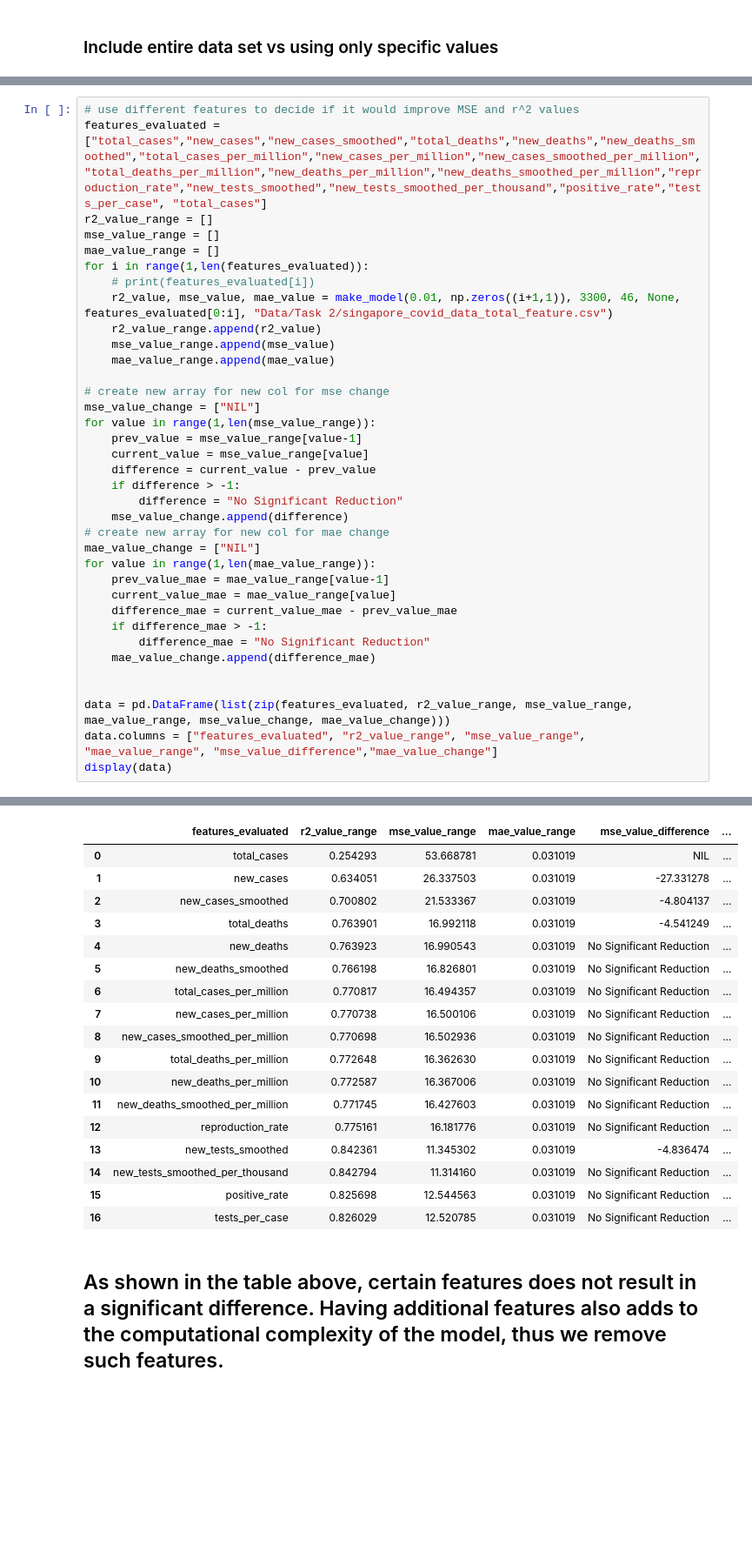
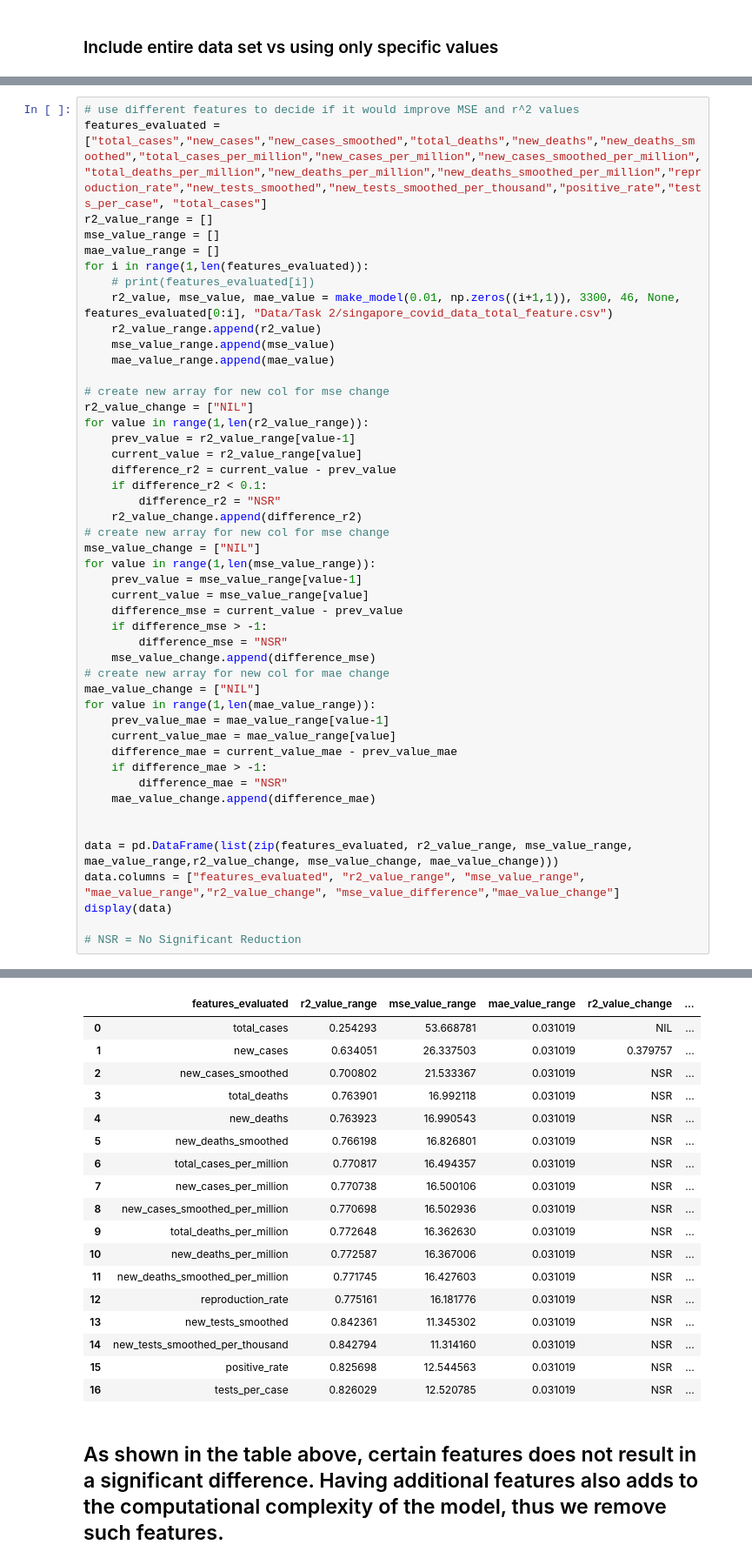
Before and after one commit to kwerer/CC03_Group8_2D, a Jupyter notebook: Task 2 _final.ipynb, the cells around one changed output, grey strips where cells are left out. Shown: that part at 87% size. Cells and saved outputs as stored; diff of their text form; blank space fills up the shorter version.

```diff
--- a/Task 2 _final.ipynb
+++ b/Task 2 _final.ipynb
@@ -400,14 +380,23 @@ for i in range(1,len(features_evaluated)):
     mae_value_range.append(mae_value)
 
 # create new array for new col for mse change
+r2_value_change = ["NIL"]
+for value in range(1,len(r2_value_range)):
+    prev_value = r2_value_range[value-1]
+    current_value = r2_value_range[value]
+    difference_r2 = current_value - prev_value
+    if difference_r2 < 0.1:
+        difference_r2 = "NSR"
+    r2_value_change.append(difference_r2)
+# create new array for new col for mse change
 mse_value_change = ["NIL"]
 for value in range(1,len(mse_value_range)):
     prev_value = mse_value_range[value-1]
     current_value = mse_value_range[value]
-    difference = current_value - prev_value
-    if difference > -1:
-        difference = "No Significant Reduction"
-    mse_value_change.append(difference)
+    difference_mse = current_value - prev_value
+    if difference_mse > -1:
+        difference_mse = "NSR"
+    mse_value_change.append(difference_mse)
 # create new array for new col for mae change
 mae_value_change = ["NIL"]
 for value in range(1,len(mae_value_range)):
@@ -415,11 +404,13 @@ for value in range(1,len(mae_value_range)):
     current_value_mae = mae_value_range[value]
     difference_mae = current_value_mae - prev_value_mae
     if difference_mae > -1:
-        difference_mae = "No Significant Reduction"
+        difference_mae = "NSR"
     mae_value_change.append(difference_mae)
 
 
-data = pd.DataFrame(list(zip(features_evaluated, r2_value_range, mse_value_range, mae_value_range, mse_value_change, mae_value_change)))
-data.columns = ["features_evaluated", "r2_value_range", "mse_value_range", "mae_value_range", "mse_value_difference","mae_value_change"]
+data = pd.DataFrame(list(zip(features_evaluated, r2_value_range, mse_value_range, mae_value_range,r2_value_change, mse_value_change, mae_value_change)))
+data.columns = ["features_evaluated", "r2_value_range", "mse_value_range", "mae_value_range","r2_value_change", "mse_value_difference","mae_value_change"]
 display(data)
+
+# NSR = No Significant Reduction
 # %% [output]
@@ -443,21 +417,21 @@ r^2 value = 0.826028614952816, mean squared error = 12.520784606361707, mean abs
-|  | features_evaluated | r2_value_range | mse_value_range | mae_value_range | mse_value_difference | ... |
+|  | features_evaluated | r2_value_range | mse_value_range | mae_value_range | r2_value_change | ... |
 | 0 | total_cases | 0.254293 | 53.668781 | 0.031019 | NIL | ... |
-| 1 | new_cases | 0.634051 | 26.337503 | 0.031019 | -27.331278 | ... |
-| 2 | new_cases_smoothed | 0.700802 | 21.533367 | 0.031019 | -4.804137 | ... |
-| 3 | total_deaths | 0.763901 | 16.992118 | 0.031019 | -4.541249 | ... |
-| 4 | new_deaths | 0.763923 | 16.990543 | 0.031019 | No Significant Reduction | ... |
-| 5 | new_deaths_smoothed | 0.766198 | 16.826801 | 0.031019 | No Significant Reduction | ... |
-| 6 | total_cases_per_million | 0.770817 | 16.494357 | 0.031019 | No Significant Reduction | ... |
-| 7 | new_cases_per_million | 0.770738 | 16.500106 | 0.031019 | No Significant Reduction | ... |
-| 8 | new_cases_smoothed_per_million | 0.770698 | 16.502936 | 0.031019 | No Significant Reduction | ... |
-| 9 | total_deaths_per_million | 0.772648 | 16.362630 | 0.031019 | No Significant Reduction | ... |
-| 10 | new_deaths_per_million | 0.772587 | 16.367006 | 0.031019 | No Significant Reduction | ... |
-| 11 | new_deaths_smoothed_per_million | 0.771745 | 16.427603 | 0.031019 | No Significant Reduction | ... |
-| 12 | reproduction_rate | 0.775161 | 16.181776 | 0.031019 | No Significant Reduction | ... |
-| 13 | new_tests_smoothed | 0.842361 | 11.345302 | 0.031019 | -4.836474 | ... |
-| 14 | new_tests_smoothed_per_thousand | 0.842794 | 11.314160 | 0.031019 | No Significant Reduction | ... |
-| 15 | positive_rate | 0.825698 | 12.544563 | 0.031019 | No Significant Reduction | ... |
-| 16 | tests_per_case | 0.826029 | 12.520785 | 0.031019 | No Significant Reduction | ... |
+| 1 | new_cases | 0.634051 | 26.337503 | 0.031019 | 0.379757 | ... |
+| 2 | new_cases_smoothed | 0.700802 | 21.533367 | 0.031019 | NSR | ... |
+| 3 | total_deaths | 0.763901 | 16.992118 | 0.031019 | NSR | ... |
+| 4 | new_deaths | 0.763923 | 16.990543 | 0.031019 | NSR | ... |
+| 5 | new_deaths_smoothed | 0.766198 | 16.826801 | 0.031019 | NSR | ... |
+| 6 | total_cases_per_million | 0.770817 | 16.494357 | 0.031019 | NSR | ... |
+| 7 | new_cases_per_million | 0.770738 | 16.500106 | 0.031019 | NSR | ... |
+| 8 | new_cases_smoothed_per_million | 0.770698 | 16.502936 | 0.031019 | NSR | ... |
+| 9 | total_deaths_per_million | 0.772648 | 16.362630 | 0.031019 | NSR | ... |
+| 10 | new_deaths_per_million | 0.772587 | 16.367006 | 0.031019 | NSR | ... |
+| 11 | new_deaths_smoothed_per_million | 0.771745 | 16.427603 | 0.031019 | NSR | ... |
+| 12 | reproduction_rate | 0.775161 | 16.181776 | 0.031019 | NSR | ... |
+| 13 | new_tests_smoothed | 0.842361 | 11.345302 | 0.031019 | NSR | ... |
+| 14 | new_tests_smoothed_per_thousand | 0.842794 | 11.314160 | 0.031019 | NSR | ... |
+| 15 | positive_rate | 0.825698 | 12.544563 | 0.031019 | NSR | ... |
+| 16 | tests_per_case | 0.826029 | 12.520785 | 0.031019 | NSR | ... |
 # %% [markdown]
 ## As shown in the table above, certain features does not result in a significant difference. Having additional features also adds to the computational complexity of the model, thus we remove such features.
 # %% [markdown]
```
Also changed, not shown: parts of 17 cells of this notebook.
